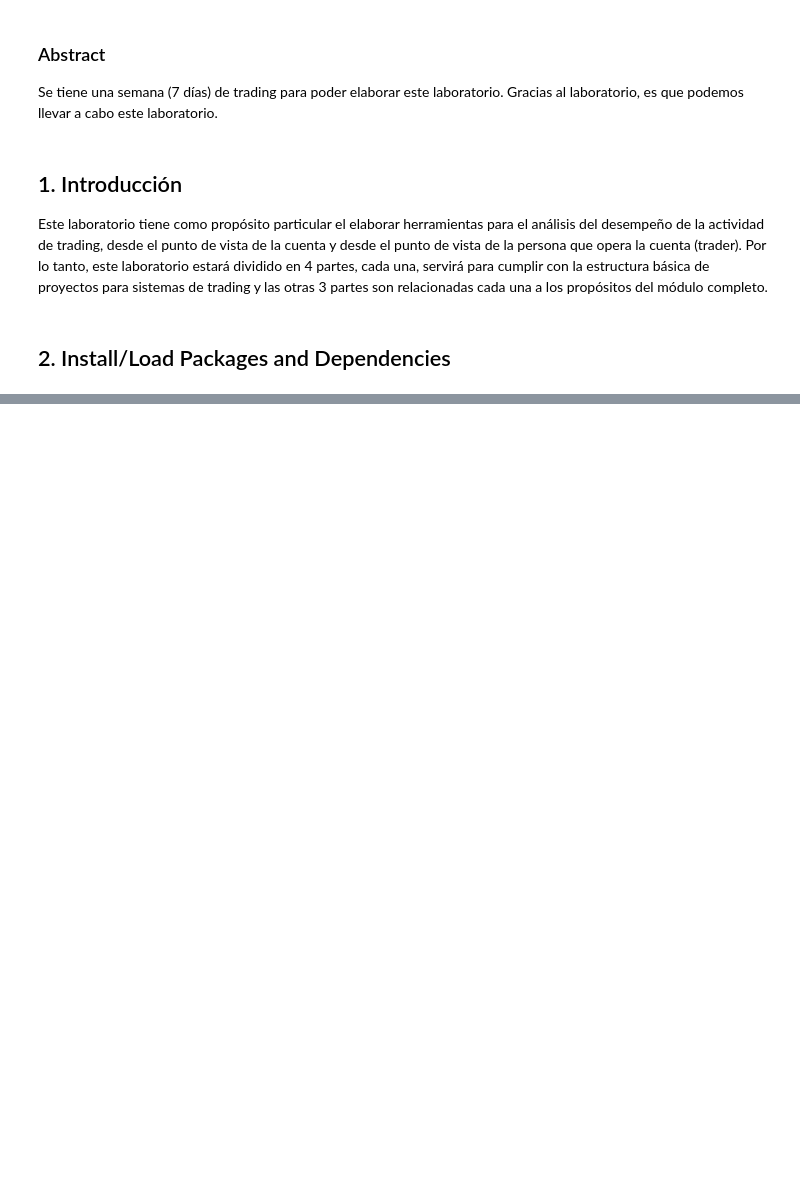
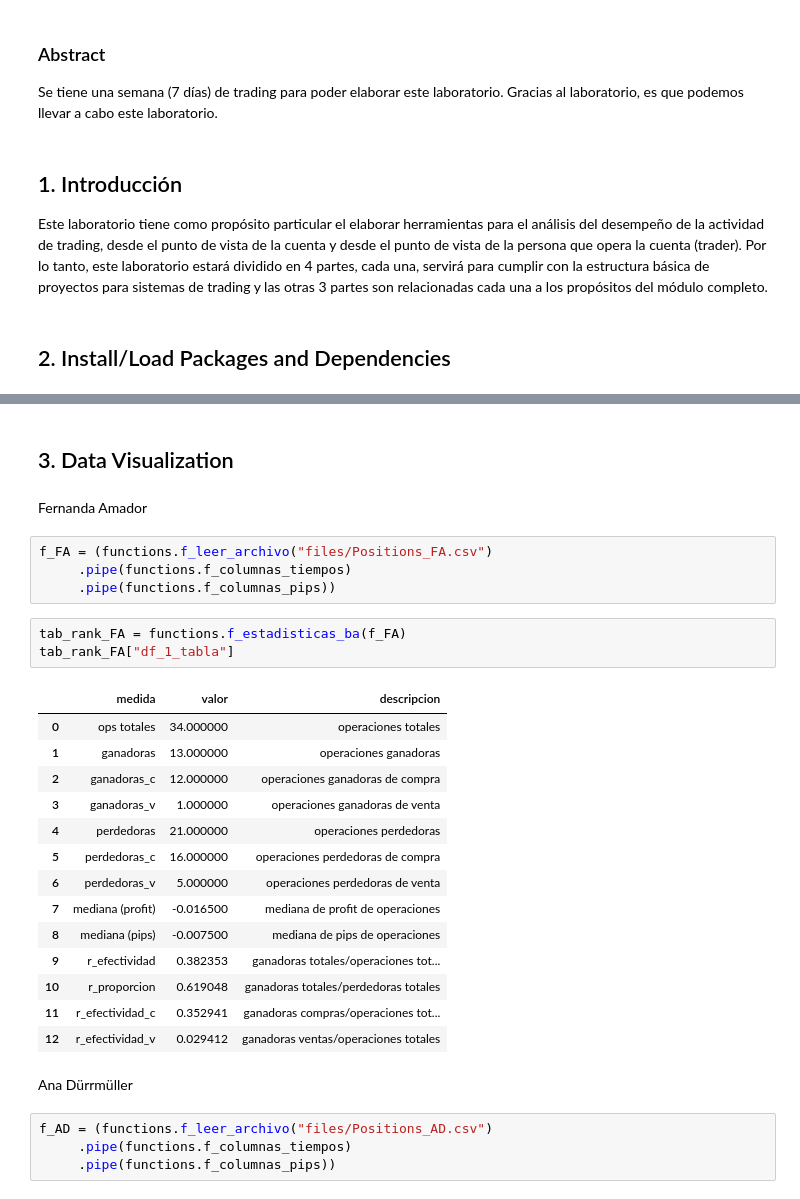
Before and after one commit to feramdor/Lab3, a Jupyter notebook: Notebook.ipynb, the cells around one changed output, grey strips where cells are left out. Cells and saved outputs as stored; diff of their text form; blank space fills up the shorter version.

```diff
--- a/Notebook.ipynb
+++ b/Notebook.ipynb
@@ -29,0 +34,32 @@ ModuleNotFoundError: No module named 'visualizations'
+# %% [markdown]
+## 3. Data Visualization
+# %% [markdown]
+Fernanda Amador
+# %%
+f_FA = (functions.f_leer_archivo("files/Positions_FA.csv")
+     .pipe(functions.f_columnas_tiempos)
+     .pipe(functions.f_columnas_pips))
+# %%
+tab_rank_FA = functions.f_estadisticas_ba(f_FA)
+tab_rank_FA["df_1_tabla"]
+# %% [output]
+|  | medida | valor | descripcion |
+| 0 | ops totales | 34.000000 | operaciones totales |
+| 1 | ganadoras | 13.000000 | operaciones ganadoras |
+| 2 | ganadoras_c | 12.000000 | operaciones ganadoras de compra |
+| 3 | ganadoras_v | 1.000000 | operaciones ganadoras de venta |
+| 4 | perdedoras | 21.000000 | operaciones perdedoras |
+| 5 | perdedoras_c | 16.000000 | operaciones perdedoras de compra |
+| 6 | perdedoras_v | 5.000000 | operaciones perdedoras de venta |
+| 7 | mediana (profit) | -0.016500 | mediana de profit de operaciones |
+| 8 | mediana (pips) | -0.007500 | mediana de pips de operaciones |
+| 9 | r_efectividad | 0.382353 | ganadoras totales/operaciones tot... |
+| 10 | r_proporcion | 0.619048 | ganadoras totales/perdedoras totales |
+| 11 | r_efectividad_c | 0.352941 | ganadoras compras/operaciones tot... |
+| 12 | r_efectividad_v | 0.029412 | ganadoras ventas/operaciones totales |
+# %% [markdown]
+Ana Dürrmüller
+# %%
+f_AD = (functions.f_leer_archivo("files/Positions_AD.csv")
+     .pipe(functions.f_columnas_tiempos)
+     .pipe(functions.f_columnas_pips))
```
Also changed, not shown: parts of 19 cells of this notebook.
